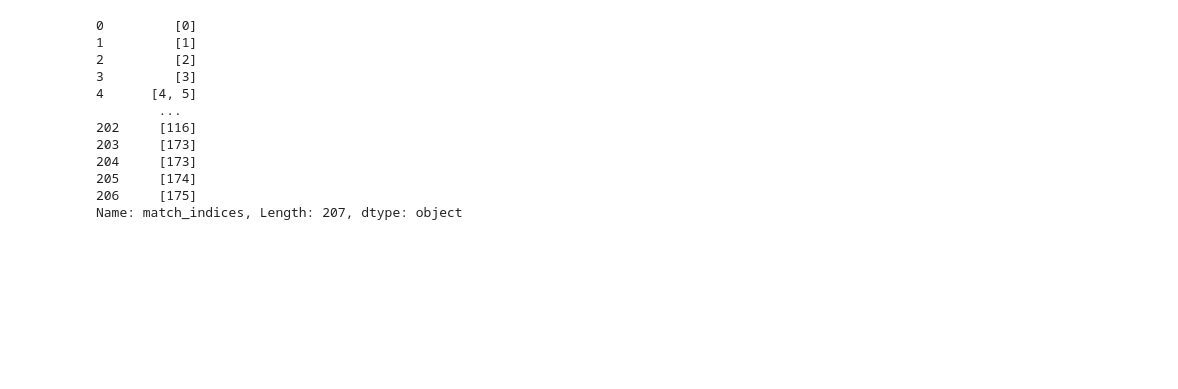
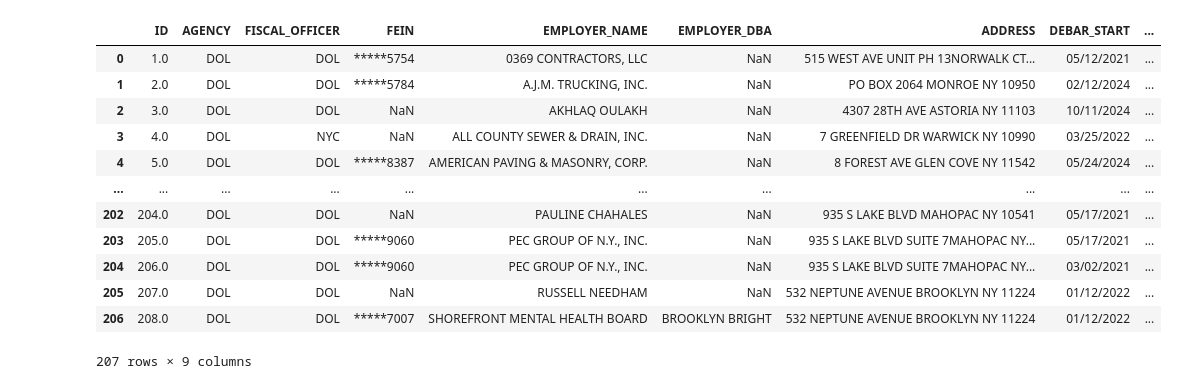
Before and after one commit to allieferas/nyffc-plab, a Jupyter notebook: notebooks/names.ipynb, the cells around one changed output. Saved outputs shown, nothing was run; the diff lists cells and outputs as text; code cells hidden in the pictures; blank space fills up the shorter version.

```diff
--- a/notebooks/names.ipynb
+++ b/notebooks/names.ipynb
@@ -28,3 +48,18 @@ import pandas as pd
 # %%
-df = pd.read_csv('../data/processed/NYSDOL_debarment_02_19_2025.csv')
+debar = pd.read_csv('../data/processed/NYSDOL_debarment_02_19_2025.csv')
+debar
+# %% [output]
+|  | ID | AGENCY | FISCAL_OFFICER | FEIN | EMPLOYER_NAME | EMPLOYER_DBA | ADDRESS | DEBAR_START | ... |
+| 0 | 1.0 | DOL | DOL | *****5754 | 0369 CONTRACTORS, LLC | NaN | 515 WEST AVE UNIT PH 13NORWALK CT... | 05/12/2021 | ... |
+| 1 | 2.0 | DOL | DOL | *****5784 | A.J.M. TRUCKING, INC. | NaN | PO BOX 2064 MONROE NY 10950 | 02/12/2024 | ... |
+| 2 | 3.0 | DOL | DOL | NaN | AKHLAQ OULAKH | NaN | 4307 28TH AVE ASTORIA NY 11103 | 10/11/2024 | ... |
+| 3 | 4.0 | DOL | NYC | NaN | ALL COUNTY SEWER & DRAIN, INC. | NaN | 7 GREENFIELD DR WARWICK NY 10990 | 03/25/2022 | ... |
+| 4 | 5.0 | DOL | DOL | *****8387 | AMERICAN PAVING & MASONRY, CORP. | NaN | 8 FOREST AVE GLEN COVE NY 11542 | 05/24/2024 | ... |
+| ... | ... | ... | ... | ... | ... | ... | ... | ... | ... |
+| 202 | 204.0 | DOL | DOL | NaN | PAULINE CHAHALES | NaN | 935 S LAKE BLVD MAHOPAC NY 10541 | 05/17/2021 | ... |
+| 203 | 205.0 | DOL | DOL | *****9060 | PEC GROUP OF N.Y., INC. | NaN | 935 S LAKE BLVD SUITE 7MAHOPAC NY... | 05/17/2021 | ... |
+| 204 | 206.0 | DOL | DOL | *****9060 | PEC GROUP OF N.Y., INC. | NaN | 935 S LAKE BLVD SUITE 7MAHOPAC NY... | 03/02/2021 | ... |
+| 205 | 207.0 | DOL | DOL | NaN | RUSSELL NEEDHAM | NaN | 532 NEPTUNE AVENUE BROOKLYN NY 11224 | 01/12/2022 | ... |
+| 206 | 208.0 | DOL | DOL | *****7007 | SHOREFRONT MENTAL HEALTH BOARD | BROOKLYN BRIGHT | 532 NEPTUNE AVENUE BROOKLYN NY 11224 | 01/12/2022 | ... |
+207 rows × 9 columns
 # %%
@@ -35,17 +66,0 @@ c.fit(df[['NAME','DBA','ADDRESS']])
-# %%
-mat = c.match(df[['NAME','DBA','ADDRESS']])
-
-mat
-# %% [output]
-0         [0]
-1         [1]
-2         [2]
-3         [3]
-4      [4, 5]
-        ...
-202     [116]
-203     [173]
-204     [173]
-205     [174]
-206     [175]
-Name: match_indices, Length: 207, dtype: object
```
Also changed, not shown: parts of 10 cells of this notebook, 1 other file.
